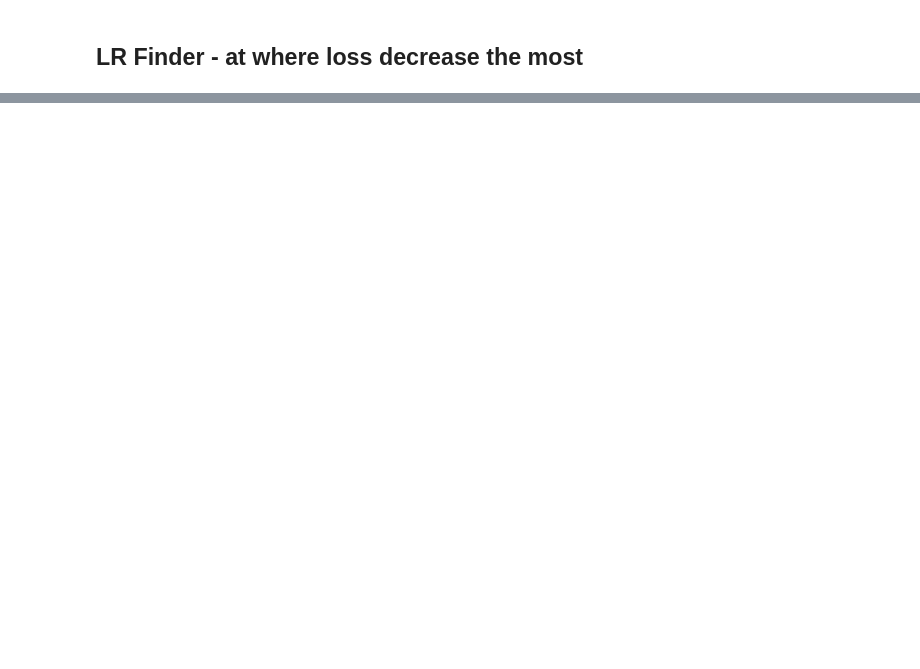
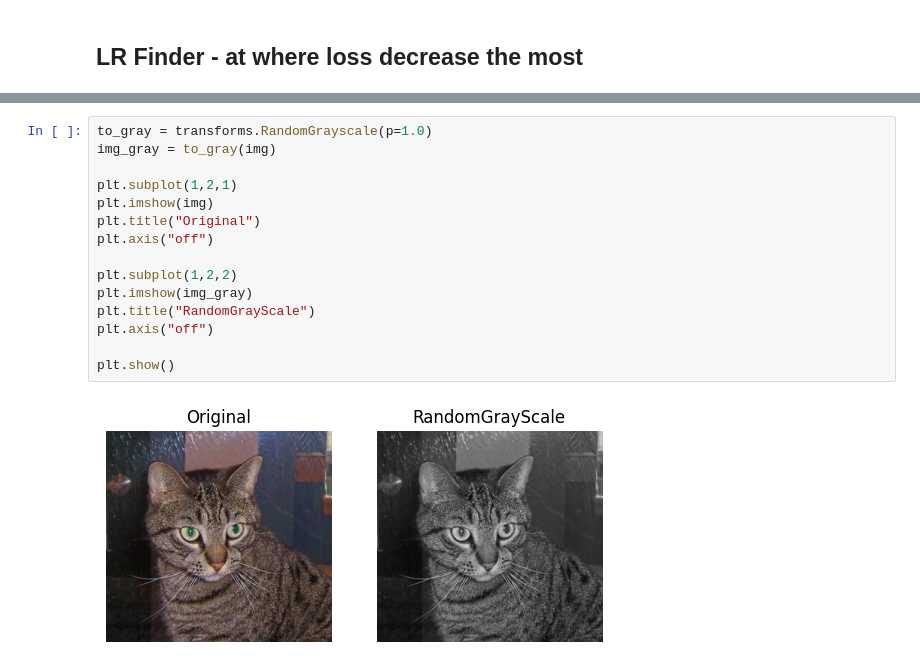
Before and after one commit to PHM1605/programming-pytorch-for-deep-learning-pointer, a Jupyter notebook: chapter4.ipynb, the cells around one changed output, grey strips where cells are left out. Drawn from its saved outputs; the diff is of its cells as text; blank space fills up the shorter version.

```diff
--- a/chapter4.ipynb
+++ b/chapter4.ipynb
@@ -128,0 +232,17 @@ def find_lr(model, loss_fn, optimizer, train_loader, init_value=1e-8, final_valu
+# %%
+to_gray = transforms.RandomGrayscale(p=1.0)
+img_gray = to_gray(img)
+
+plt.subplot(1,2,1)
+plt.imshow(img)
+plt.title("Original")
+plt.axis("off")
+
+plt.subplot(1,2,2)
+plt.imshow(img_gray)
+plt.title("RandomGrayScale")
+plt.axis("off")
+
+plt.show()
+# %% [output]
+[figure, added]
```
Also changed, not shown: parts of 16 cells of this notebook.
